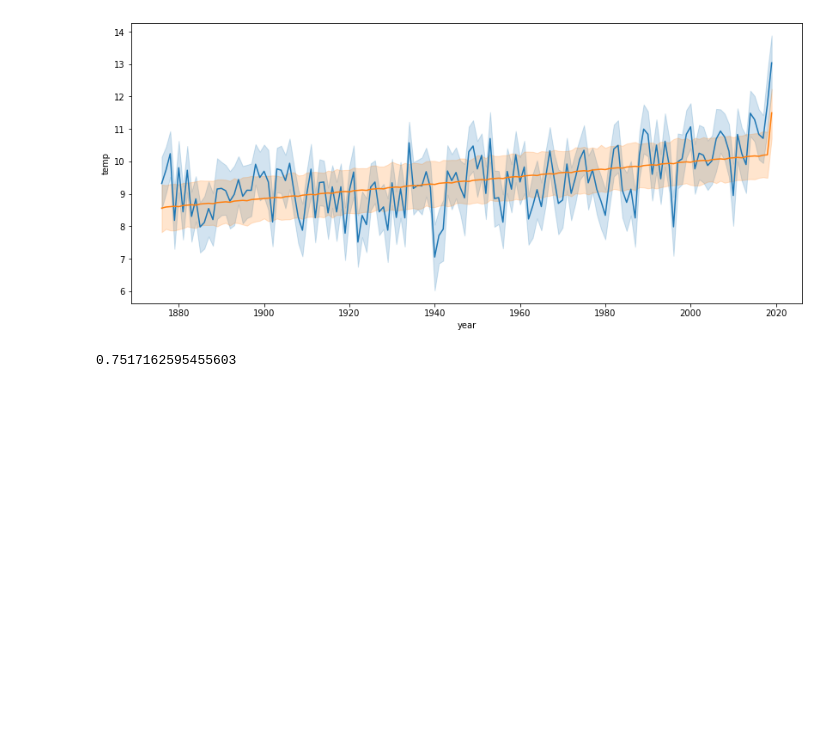
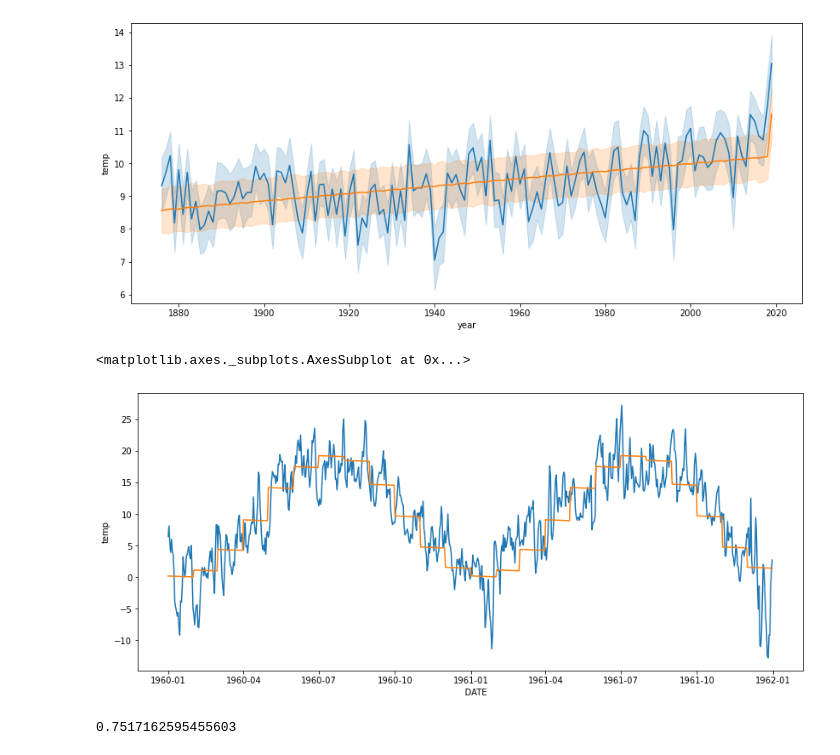
Before and after one commit to mfriebel/DS_projects, a Jupyter notebook: week05/projekt_wk_05_MF.ipynb, the cells around one changed output. Drawn from its saved outputs; the diff is of its cells as text; code cells hidden in the pictures; blank space fills up the shorter version.

Commit message:
added polynominal feature expansion month, remainder calculation

```diff
--- a/week05/projekt_wk_05_MF.ipynb
+++ b/week05/projekt_wk_05_MF.ipynb
@@ -163,9 +163,9 @@ X_train['timestamp'] = list(range(len(X_train.index)))
 X = X_train[['timestamp']]
 y = y_train
 
-m = LinearRegression()
-m.fit(X,y)
+m_linear = LinearRegression()
+m_linear.fit(X,y)
 # %% [output]
 LinearRegression()
 # %%
-train['general_trend'] = m.predict(X)
+train['general_trend'] = m_linear.predict(X)
@@ -190,18 +198,24 @@ Index(['year', 'month', 'day', 'timestamp', 'general_trend', 'month_2',
       dtype='object')
 # %%
-X = X_train.drop(['month', 'year', 'general_trend'], axis=1)
+X = X_train.drop(['month', 'year'], axis=1)
 y = y_train
 
-m = LinearRegression()
-m.fit(X,y)
+m_onehot = LinearRegression()
+m_onehot.fit(X,y)
 # %% [output]
 LinearRegression()
 # %%
-train['seasonal_trend'] = m.predict(X)
+train['seasonal_trend'] = m_onehot.predict(X)
 # %%
 sns.lineplot(x='year', y='temp', data=train)
 sns.lineplot(x='year', y='seasonal_trend', data=train)
 # %% [output]
 <matplotlib.axes._subplots.AxesSubplot at 0x...>
 [figure]
+# %%
+sns.lineplot(x=train['1960':'1961'].index, y='temp', data=train['1960':'1961'])
+sns.lineplot(x=train['1960':'1961'].index, y='seasonal_trend', data=train['1960':'1961'])
+# %% [output]
+<matplotlib.axes._subplots.AxesSubplot at 0x...>
+[figure, added]
 # %%
```
Also changed, not shown: parts of 14 cells of this notebook.
